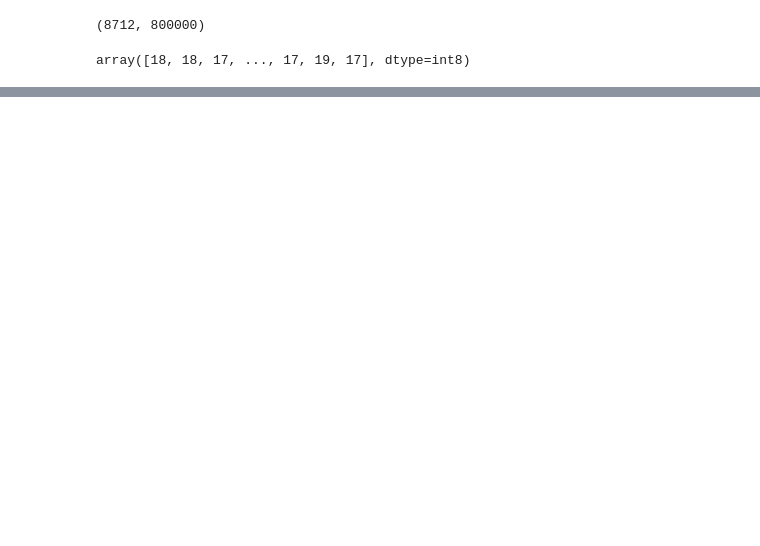
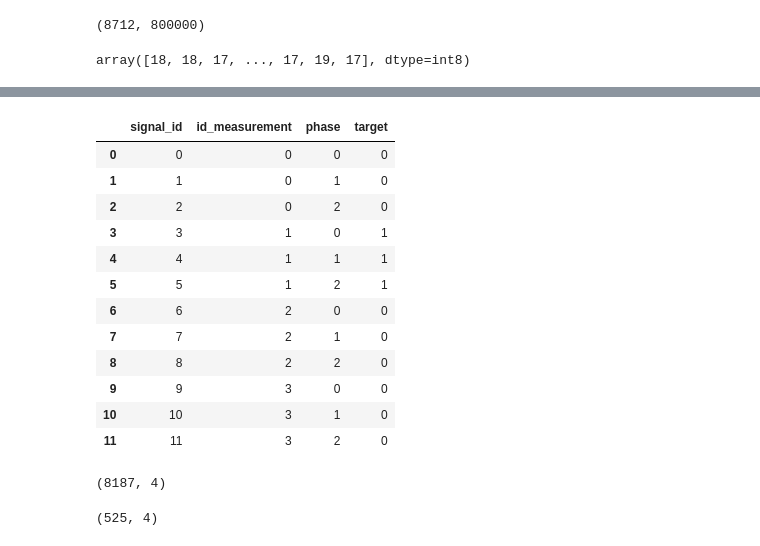
Before and after one commit to kinoren/signal, a Jupyter notebook: app/001_preprocessing.ipynb, the cells around one changed output, grey strips where cells are left out. Drawn from its saved outputs; the diff is of its cells as text; code cells hidden in the pictures; blank space fills up the shorter version.

```diff
--- a/app/001_preprocessing.ipynb
+++ b/app/001_preprocessing.ipynb
@@ -64,0 +63,22 @@ plt.plot(train_X[3])
+# %%
+train_meta.head(12)
+# %% [output]
+|  | signal_id | id_measurement | phase | target |
+| 0 | 0 | 0 | 0 | 0 |
+| 1 | 1 | 0 | 1 | 0 |
+| 2 | 2 | 0 | 2 | 0 |
+| 3 | 3 | 1 | 0 | 1 |
+| 4 | 4 | 1 | 1 | 1 |
+| 5 | 5 | 1 | 2 | 1 |
+| 6 | 6 | 2 | 0 | 0 |
+| 7 | 7 | 2 | 1 | 0 |
+| 8 | 8 | 2 | 2 | 0 |
+| 9 | 9 | 3 | 0 | 0 |
+| 10 | 10 | 3 | 1 | 0 |
+| 11 | 11 | 3 | 2 | 0 |
+# %%
+display(train_meta[train_meta["target"]==0].shape)
+display(train_meta[train_meta["target"]==1].shape)
+# %% [output]
+(8187, 4)
+(525, 4)
```
Also changed, not shown: parts of 26 cells of this notebook.
